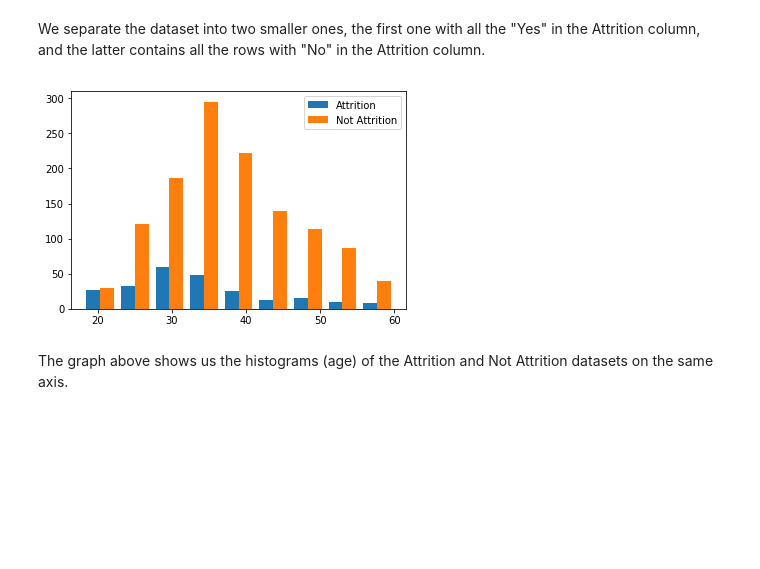
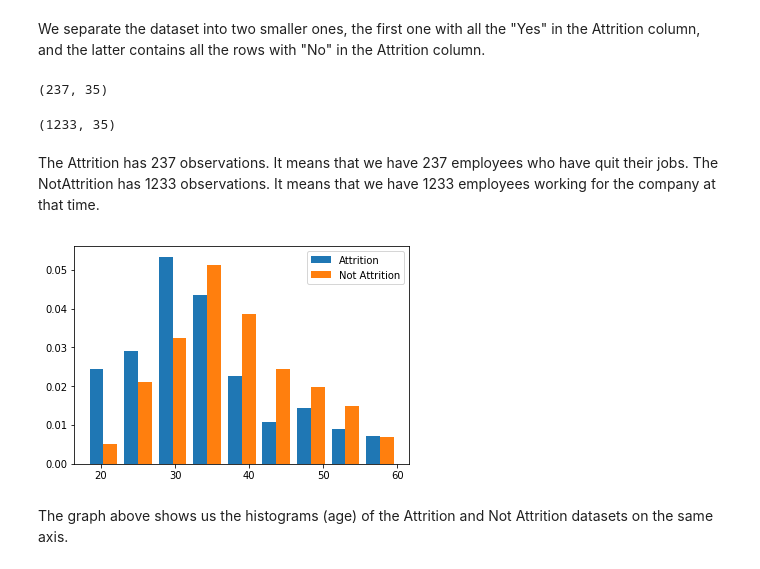
Before and after one commit to tcthanh812/CBD-Robotics, a Jupyter notebook: Assignment 2.ipynb, the cells around one changed output. Drawn from its saved outputs; the diff is of its cells as text; code cells hidden in the pictures; blank space fills up the shorter version.

```diff
--- a/Assignment 2.ipynb
+++ b/Assignment 2.ipynb
@@ -221,13 +214,23 @@ Attrition = data.loc[data.Attrition == 'Yes']
 NotAttrition = data.loc[data.Attrition == 'No']
 # %% [markdown]
 We separate the dataset into two smaller ones, the first one with all the "Yes" in the Attrition column, and the latter contains all the rows with "No" in the Attrition column.
+# %%
+Attrition.shape
+# %% [output]
+(237, 35)
+# %%
+NotAttrition.shape
+# %% [output]
+(1233, 35)
+# %% [markdown]
+The Attrition has 237 observations. It means that we have 237 employees who have quit their jobs. The NotAttrition has 1233 observations. It means that we have 1233 employees working for the company at that time.
 # %%
-bins = numpy.linspace(18, 60, 10)
-pyplot.hist([Attrition['Age'],NotAttrition['Age']], bins, label = ['Attrition','Not Attrition'])
+bins = np.linspace(18, 60, 10)
+pyplot.hist([Attrition['Age'],NotAttrition['Age']], bins, label = ['Attrition','Not Attrition'], density = True)
 pyplot.legend(loc='upper right')
 pyplot.show()
 # %% [output]
-[figure, old version]
+[figure, new version]
 # %% [markdown]
 The graph above shows us the histograms (age) of the Attrition and Not Attrition datasets on the same axis.
 # %% [markdown]
```
Also changed, not shown: parts of 44 cells of this notebook.
